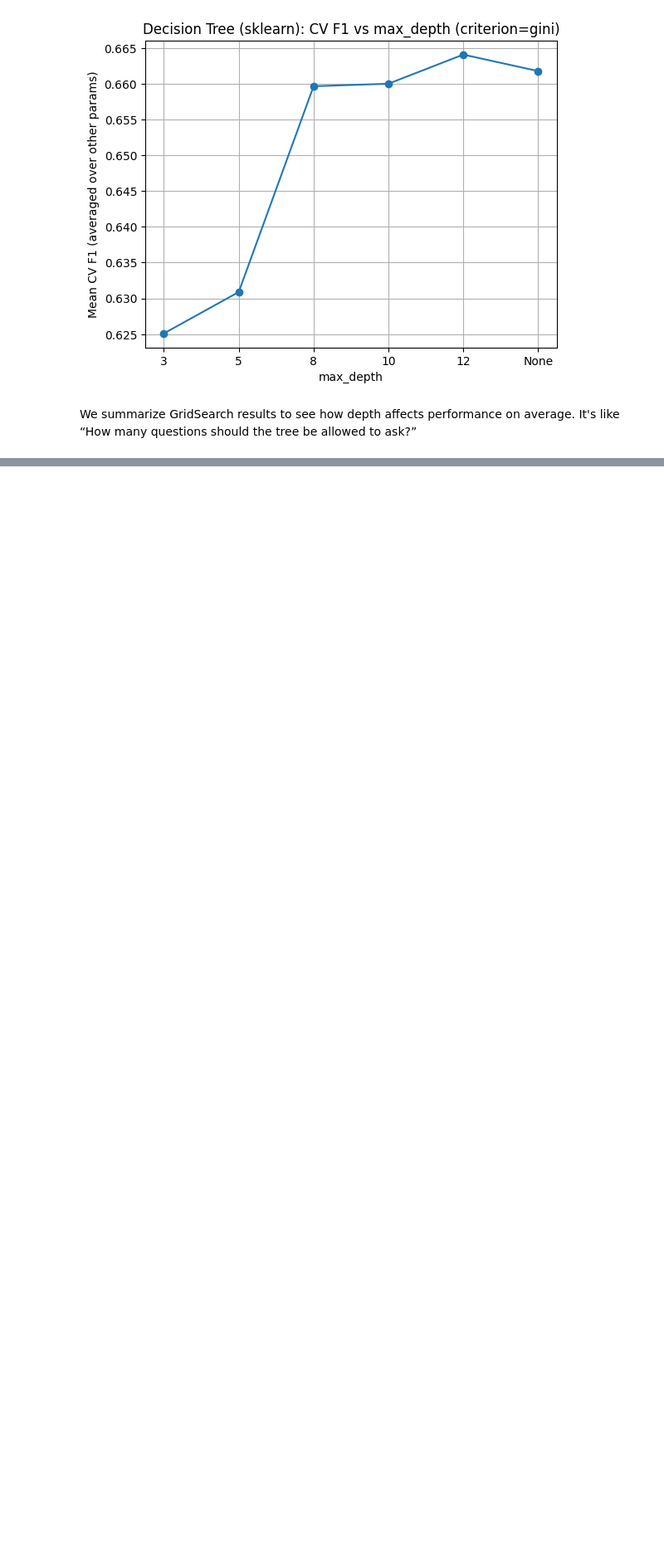
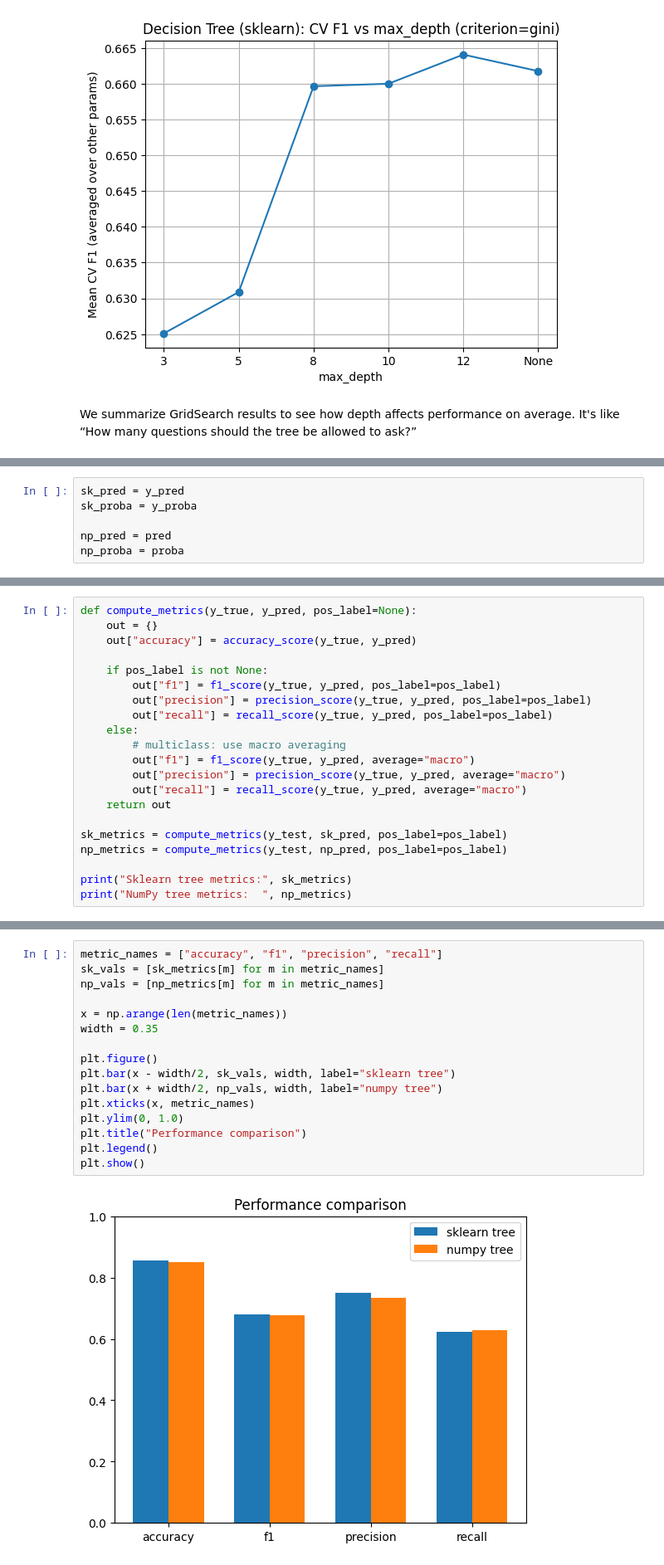
Before and after one commit to Ji980420/Project-ML_VU, a Jupyter notebook: First_tree.ipynb, the cells around one changed output, grey strips where cells are left out. Shown at 83% size. Drawn from its saved outputs; the diff is of its cells as text; blank space fills up the shorter version.

Commit message:
added numpy tree and comparison of the results from two trees

```diff
--- a/First_tree.ipynb
+++ b/First_tree.ipynb
@@ -456,0 +664,6 @@ We summarize GridSearch results to see how depth affects performance on average.
+# %%
+sk_pred = y_pred
+sk_proba = y_proba
+
+np_pred = pred
+np_proba = proba
@@ -456,0 +680,21 @@ We summarize GridSearch results to see how depth affects performance on average.
+# %%
+def compute_metrics(y_true, y_pred, pos_label=None):
+    out = {}
+    out["accuracy"] = accuracy_score(y_true, y_pred)
+
+    if pos_label is not None:
+        out["f1"] = f1_score(y_true, y_pred, pos_label=pos_label)
+        out["precision"] = precision_score(y_true, y_pred, pos_label=pos_label)
+        out["recall"] = recall_score(y_true, y_pred, pos_label=pos_label)
+    else:
+        # multiclass: use macro averaging
+        out["f1"] = f1_score(y_true, y_pred, average="macro")
+        out["precision"] = precision_score(y_true, y_pred, average="macro")
+        out["recall"] = recall_score(y_true, y_pred, average="macro")
+    return out
+
+sk_metrics = compute_metrics(y_test, sk_pred, pos_label=pos_label)
+np_metrics = compute_metrics(y_test, np_pred, pos_label=pos_label)
+
+print("Sklearn tree metrics:", sk_metrics)
+print("NumPy tree metrics:  ", np_metrics)
@@ -456,0 +708,18 @@ We summarize GridSearch results to see how depth affects performance on average.
+# %%
+metric_names = ["accuracy", "f1", "precision", "recall"]
+sk_vals = [sk_metrics[m] for m in metric_names]
+np_vals = [np_metrics[m] for m in metric_names]
+
+x = np.arange(len(metric_names))
+width = 0.35
+
+plt.figure()
+plt.bar(x - width/2, sk_vals, width, label="sklearn tree")
+plt.bar(x + width/2, np_vals, width, label="numpy tree")
+plt.xticks(x, metric_names)
+plt.ylim(0, 1.0)
+plt.title("Performance comparison")
+plt.legend()
+plt.show()
+# %% [output]
+[figure, added]
```
Also changed, not shown: parts of 18 cells of this notebook.
